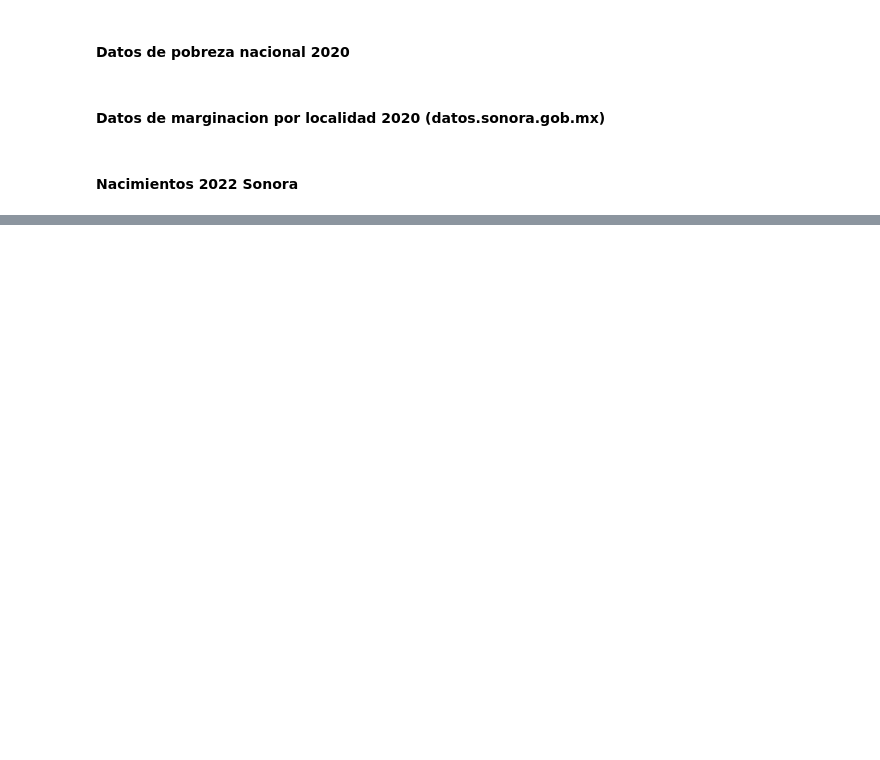
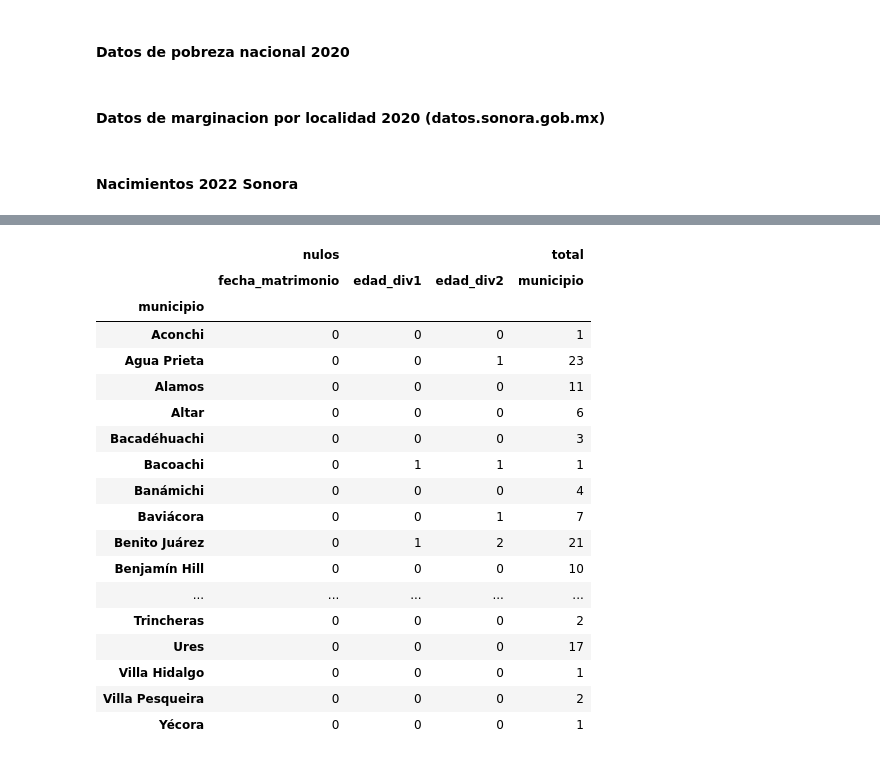
Before and after one commit to JesusF10/Hackaton-LCC-2025, a Jupyter notebook: notas.ipynb, the cells around one changed output, grey strips where cells are left out. Drawn from its saved outputs; the diff is of its cells as text; code cells hidden in the pictures; blank space fills up the shorter version.

Commit message:
add data

```diff
--- a/notas.ipynb
+++ b/notas.ipynb
@@ -43,0 +52,14 @@ convert_xlsx_to_csv('./data/raw/202209281437030-file.xlsx', './data/nacimientos_
+# %%
+marginacion_2020 = pd.read_csv("./data/marginacion_sonora_2020.csv")
+nacimientos_2022 = pd.read_csv("./data/nacimientos_sonora_2022.csv")
+pobreza_2020 = pd.read_csv("./data/pobreza_sonora_2020.csv")
+violencia_interfamiliar_2021 = pd.read_csv("./data/violencia_interfamiliar_2021.csv")
+indice_marginacion_2020 = pd.read_csv("./data/indice_marginacion_localidad_sonora_2020.csv")
+divorcios_2020 = divorcios_del(2020) # 2015 - 2024
+matrimonios_2020 = matrimonios_del(2020) # 2015 - 2024
+casos_crimen_2020 = pd.read_csv("./data/casos_crimen_2020.csv")
+# %%
+codigos_municipios = indice_marginacion_2020[["MUN", "NOM_MUN"]].drop_duplicates().\
+    rename(columns={"NOM_MUN": "Municipio", "MUN": "Codigo"}).set_index("Codigo")
+
+codigos_municipios.head()
@@ -43,0 +74,5 @@ convert_xlsx_to_csv('./data/raw/202209281437030-file.xlsx', './data/nacimientos_
+# %%
+divorcios_2020 = divorcios_del(2020)
+
+divorcios_2020["municipio"] = divorcios_2020["municipio"].map(codigos_municipios["Municipio"])
+divorcios_2020.head()
@@ -43,0 +105,2 @@ convert_xlsx_to_csv('./data/raw/202209281437030-file.xlsx', './data/nacimientos_
+# %%
+divorcios_2020 = divorcios_2020.dropna(subset=["sexo_div1", "sexo_div2"])
@@ -43,0 +120,23 @@ convert_xlsx_to_csv('./data/raw/202209281437030-file.xlsx', './data/nacimientos_
+# %%
+nulos_totales = divorcios_2020[['fecha_matrimonio', 'edad_div1', 'edad_div2']].isnull().groupby(divorcios_2020["municipio"]).sum()
+pd.concat([nulos_totales, divorcios_2020[['municipio']].groupby(divorcios_2020["municipio"]).count()], axis=1, keys=['nulos', 'total'])
+# %% [output]
+|  | nulos |  |  | total |
+|  | fecha_matrimonio | edad_div1 | edad_div2 | municipio |
+| municipio |  |  |  |  |
+| Aconchi | 0 | 0 | 0 | 1 |
+| Agua Prieta | 0 | 0 | 1 | 23 |
+| Alamos | 0 | 0 | 0 | 11 |
+| Altar | 0 | 0 | 0 | 6 |
+| Bacadéhuachi | 0 | 0 | 0 | 3 |
+| Bacoachi | 0 | 1 | 1 | 1 |
+| Banámichi | 0 | 0 | 0 | 4 |
+| Baviácora | 0 | 0 | 1 | 7 |
+| Benito Juárez | 0 | 1 | 2 | 21 |
+| Benjamín Hill | 0 | 0 | 0 | 10 |
+| ... | ... | ... | ... | ... |
+| Trincheras | 0 | 0 | 0 | 2 |
+| Ures | 0 | 0 | 0 | 17 |
+| Villa Hidalgo | 0 | 0 | 0 | 1 |
+| Villa Pesqueira | 0 | 0 | 0 | 2 |
+| Yécora | 0 | 0 | 0 | 1 |
```
Also changed, not shown: parts of 9 cells of this notebook, 1 other file.
